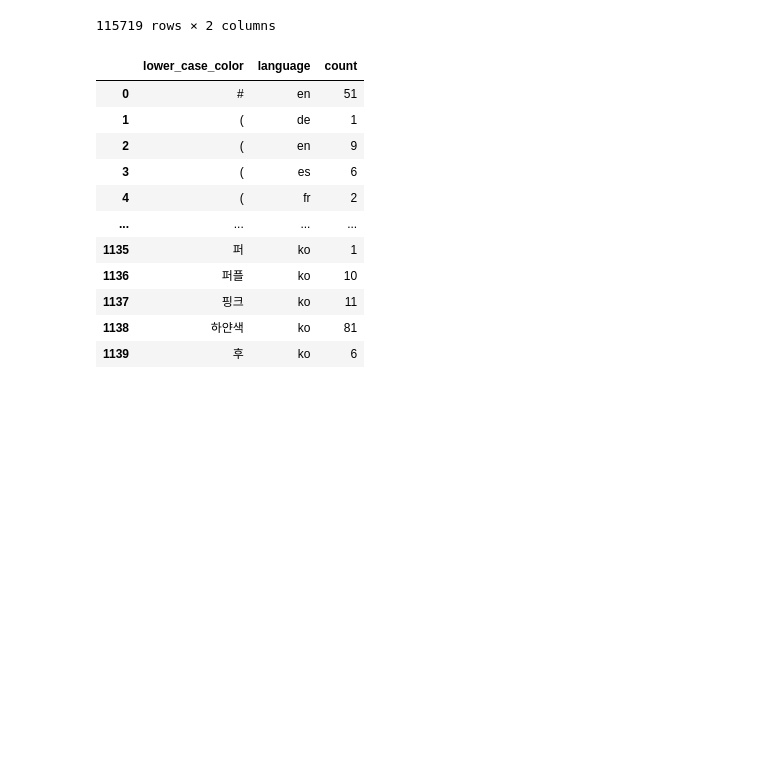
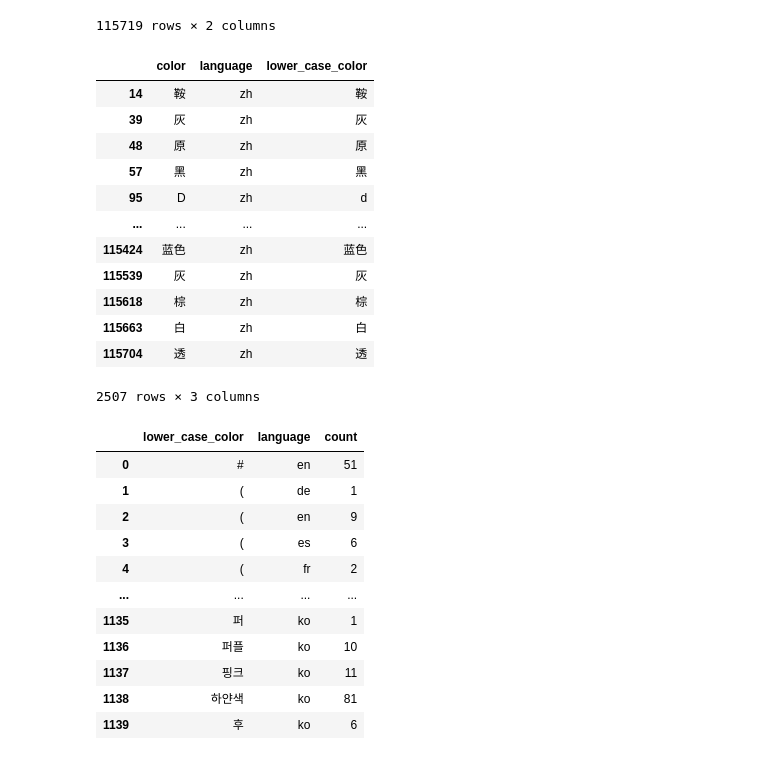
Before and after one commit to sicara/few-shot-style-transfer, a Jupyter notebook: notebooks/explore_dataset_class.ipynb, the cells around one changed output. Saved outputs shown, nothing was run; the diff lists cells and outputs as text; code cells hidden in the pictures; blank space fills up the shorter version.

```diff
--- a/notebooks/explore_dataset_class.ipynb
+++ b/notebooks/explore_dataset_class.ipynb
@@ -184,6 +184,22 @@ df_color
 115719 rows × 2 columns
 # %%
 df_color['lower_case_color'] = df_color['color'].str.lower()
+# %%
+df_color[df_color.language == 'zh']
+# %% [output]
+|  | color | language | lower_case_color |
+| 14 | 鞍 | zh | 鞍 |
+| 39 | 灰 | zh | 灰 |
+| 48 | 原 | zh | 原 |
+| 57 | 黑 | zh | 黑 |
+| 95 | D | zh | d |
+| ... | ... | ... | ... |
+| 115424 | 蓝色 | zh | 蓝色 |
+| 115539 | 灰 | zh | 灰 |
+| 115618 | 棕 | zh | 棕 |
+| 115663 | 白 | zh | 白 |
+| 115704 | 透 | zh | 透 |
+2507 rows × 3 columns
 # %%
 df_color_with_count = df_color.groupby(['lower_case_color', 'language'])['lower_case_color'].count().reset_index(name="count")
 df_color_with_count
```
Also changed, not shown: parts of 4 cells of this notebook, 2 other files.
